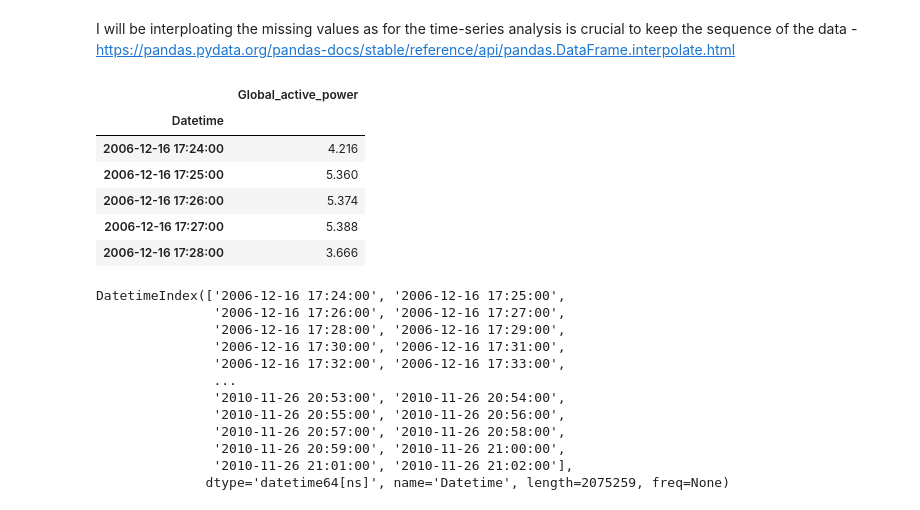
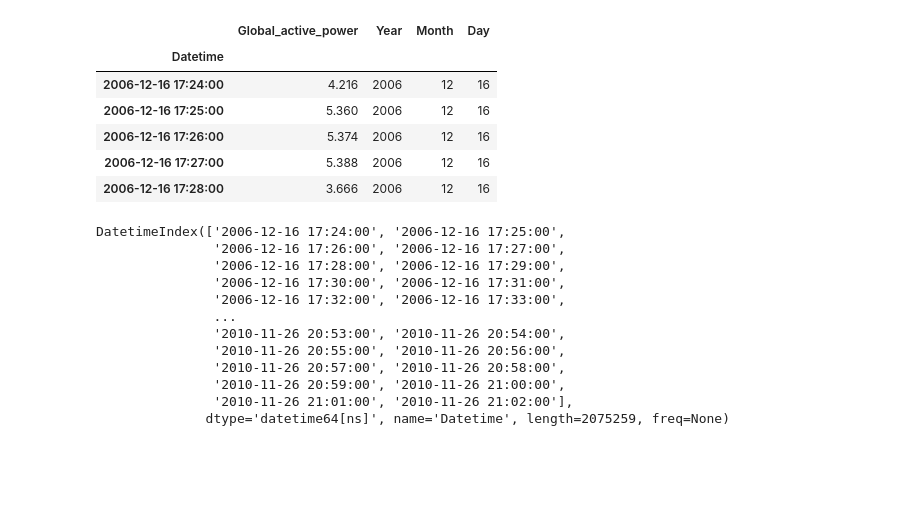
Before and after one commit to mkoleva0/DataAnalytics_Sem2_CA1, a Jupyter notebook: RNN.ipynb, the cells around one changed output. Drawn from its saved outputs; the diff is of its cells as text; code cells hidden in the pictures; blank space fills up the shorter version.

```diff
--- a/RNN.ipynb
+++ b/RNN.ipynb
@@ -14,2 +37,2 @@ plt.style.use('fivethirtyeight')
 # %%
-consumption_df = pd.read_csv('household_power_consumption.txt', sep=';')
+df1 = pd.read_csv('preprocessed1.csv', sep=',')
@@ -21,0 +48,2 @@ This dataset is licensed under a Creative Commons Attribution 4.0 International
+# %%
+df2 = pd.read_csv('preprocessed2.csv', sep = ',')
@@ -22,3 +59,5 @@ This dataset is licensed under a Creative Commons Attribution 4.0 International
+# %%
+consumption_df = pd.concat([df1, df2], ignore_index=True)
 # %%
 consumption_df.head()
 # %% [output]
@@ -63,4 +85,0 @@ memory usage: 126.7+ MB
-# %%
-for col in consumption_df.columns:
-    if consumption_df[col].dtype == 'object':
-        consumption_df[col] = pd.to_numeric(consumption_df[col], errors='coerce')
@@ -115,20 +155,17 @@ print(missing_data_rows.head())
-# %% [markdown]
-I will be interploating the missing values as for the time-series analysis is crucial to keep the sequence of the data - https://pandas.pydata.org/pandas-docs/stable/reference/api/pandas.DataFrame.interpolate.html
 # %%
-df_simplified = consumption_df[['Datetime', 'Global_active_power']].copy()
+# df_simplified = consumption_df[['Datetime', 'Global_active_power']].copy()
 
-df_simplified.set_index('Datetime', inplace=True)
+consumption_df.set_index('Datetime', inplace=True)
 
-# Handle missing values. Here, we'll use forward fill as an example
-df_simplified['Global_active_power'].fillna(method='ffill', inplace=True)
+consumption_df['Global_active_power'].fillna(method='ffill', inplace=True)
 
-df_simplified.head()
+consumption_df.head()
 # %% [output]
-|  | Global_active_power |
-| Datetime |  |
-| 2006-12-16 17:24:00 | 4.216 |
-| 2006-12-16 17:25:00 | 5.360 |
-| 2006-12-16 17:26:00 | 5.374 |
-| 2006-12-16 17:27:00 | 5.388 |
-| 2006-12-16 17:28:00 | 3.666 |
+|  | Global_active_power | Year | Month | Day |
+| Datetime |  |  |  |  |
+| 2006-12-16 17:24:00 | 4.216 | 2006 | 12 | 16 |
+| 2006-12-16 17:25:00 | 5.360 | 2006 | 12 | 16 |
+| 2006-12-16 17:26:00 | 5.374 | 2006 | 12 | 16 |
+| 2006-12-16 17:27:00 | 5.388 | 2006 | 12 | 16 |
+| 2006-12-16 17:28:00 | 3.666 | 2006 | 12 | 16 |
 # %%
```
Also changed, not shown: parts of 102 cells of this notebook.
